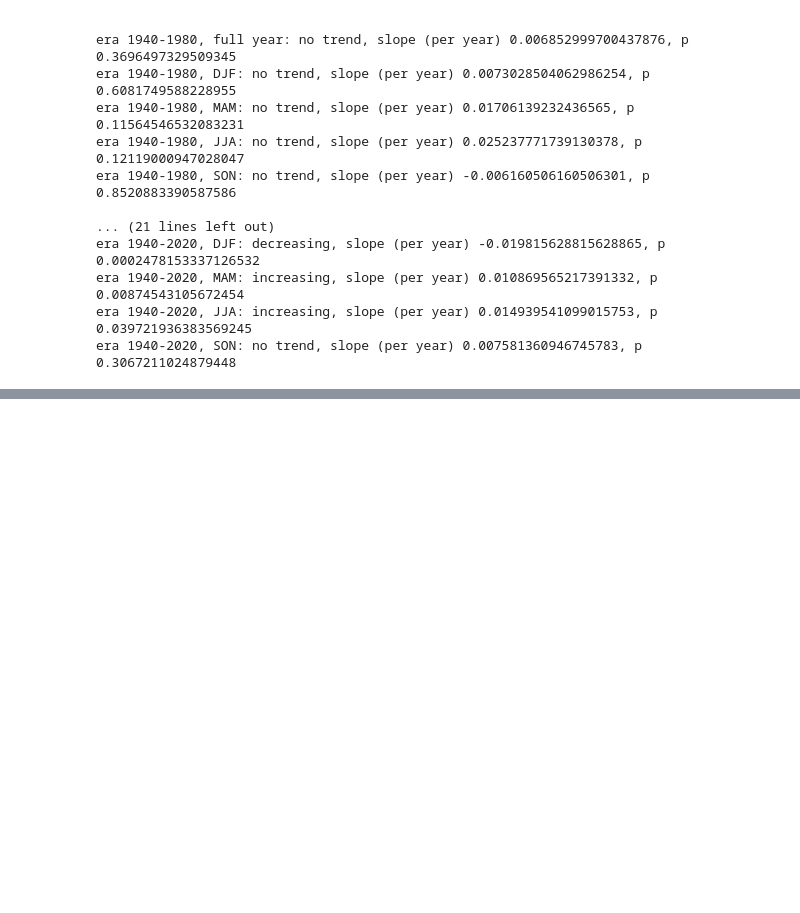
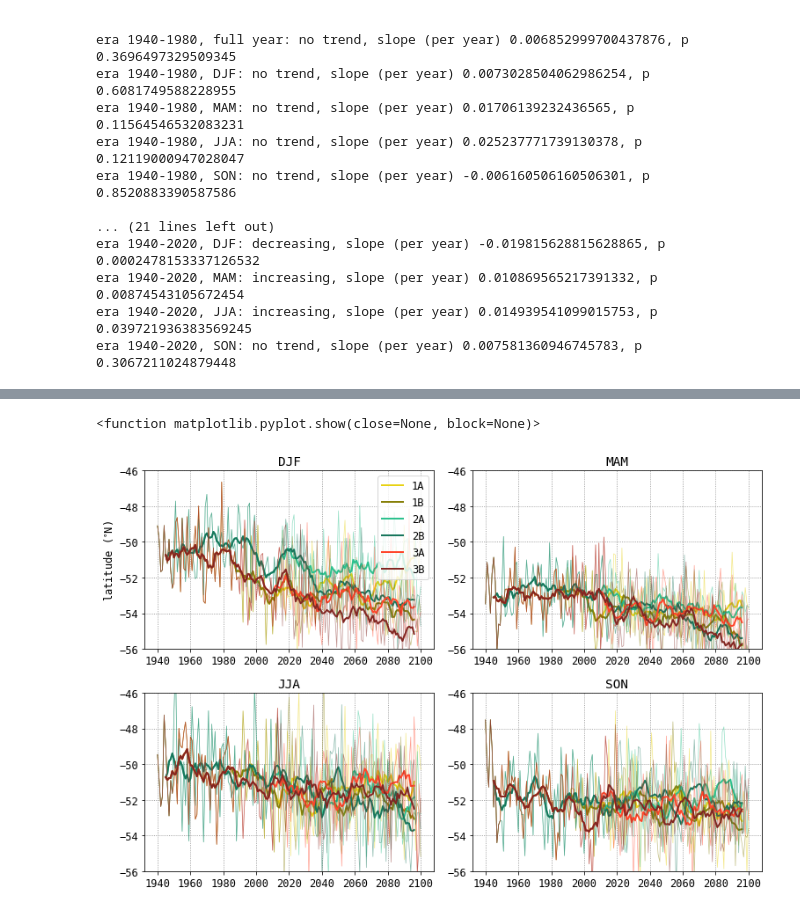
Before and after one commit to tjarnikova/SOZONE, a Jupyter notebook: windAnalyis/wspdComponents/latitudewinds.ipynb, the cells around one changed output, grey strips where cells are left out. Drawn from its saved outputs; the diff is of its cells as text; code cells hidden in the pictures; blank space fills up the shorter version.

Commit message:
latitude winds and various wind effects

```diff
--- a/windAnalyis/wspdComponents/latitudewinds.ipynb
+++ b/windAnalyis/wspdComponents/latitudewinds.ipynb
@@ -66,7 +66,7 @@ horse = False
 if horse:
 
     scens = ['1A','1B','2A','2B','3A','3B']
-
+    scens = ['2A','2B']
 
     for scen in scens:
 
@@ -536,0 +669,35 @@ era 1940-2020, SON: no trend, slope (per year) 0.007581360946745783, p 0.3067211
+# %%
+fact = 0.9
+fig, axs = plt.subplots(2,2, figsize=(12*fact, 8*fact), facecolor='w', edgecolor='k')
+axs = axs.ravel()
+
+scens = ['1A','1B','2A','2B','3A','3B',]
+tuk = [uk_1A,uk_1B,uk_2A,uk_2B,uk_3A,uk_3B,]
+
+
+tseas = 'DJF'
+seasns = ['DJF', 'MAM', 'JJA', 'SON']
+for m in range(0,6):
+    ukesmw = tuk[m]
+    tsc = scens[m]
+    for i in range(0,4):
+        tseas = seasns[i]
+
+
+        ukesmtw = ukesmw.sel(times=(ukesmw['times.season'] == tseas)).groupby('times.year').mean()
+        ukesmtw_mov_latma = moving_average(ukesmtw.seas_latma.values, 10)
+
+        axs[i].plot(ukesmtw.year, ukesmtw.seas_latma, color = scendict[tsc]['color'], alpha = 0.5, linewidth = 0.7)#c = ttime.seas_zonma, cmap = 'Spectral_r', vmin = tvmi, vmax = tvma)
+        axs[i].plot(ukesmtw.year[5:5+152], ukesmtw_mov_latma, color = scendict[tsc]['color'], linewidth = 2, label = f'{scens[m]}')
+        axs[0].set_ylabel('latitude ($^{\circ}$N)')
+        axs[i].grid(linestyle = ':', color = 'grey')
+        axs[i].set_title(tseas)
+        axs[0].legend(loc = 'best')
+        axs[i].set_ylim([-56,-46])
+
+#plt.suptitle('location of maximum zonally-averaged Southern Ocean wind speed \n (seasonal average from daily values, 10-year moving average shown in bold)')
+plt.tight_layout()
+plt.show
+# %% [output]
+<function matplotlib.pyplot.show(close=None, block=None)>
+[figure, added]
```
Also changed, not shown: parts of 9 cells of this notebook, 6 other files.
